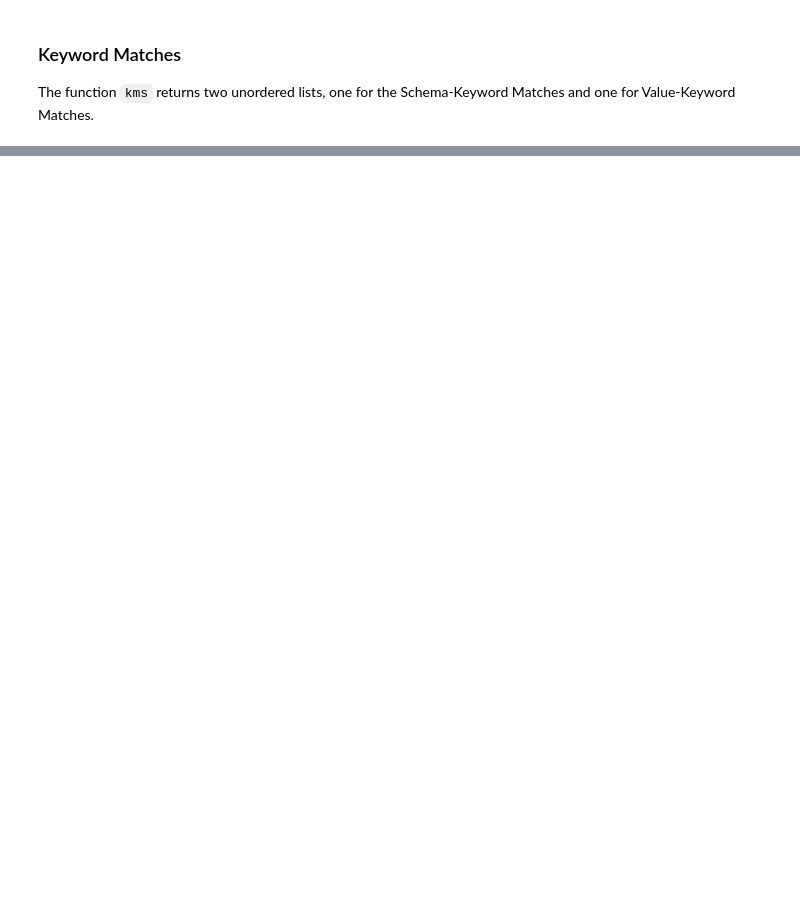
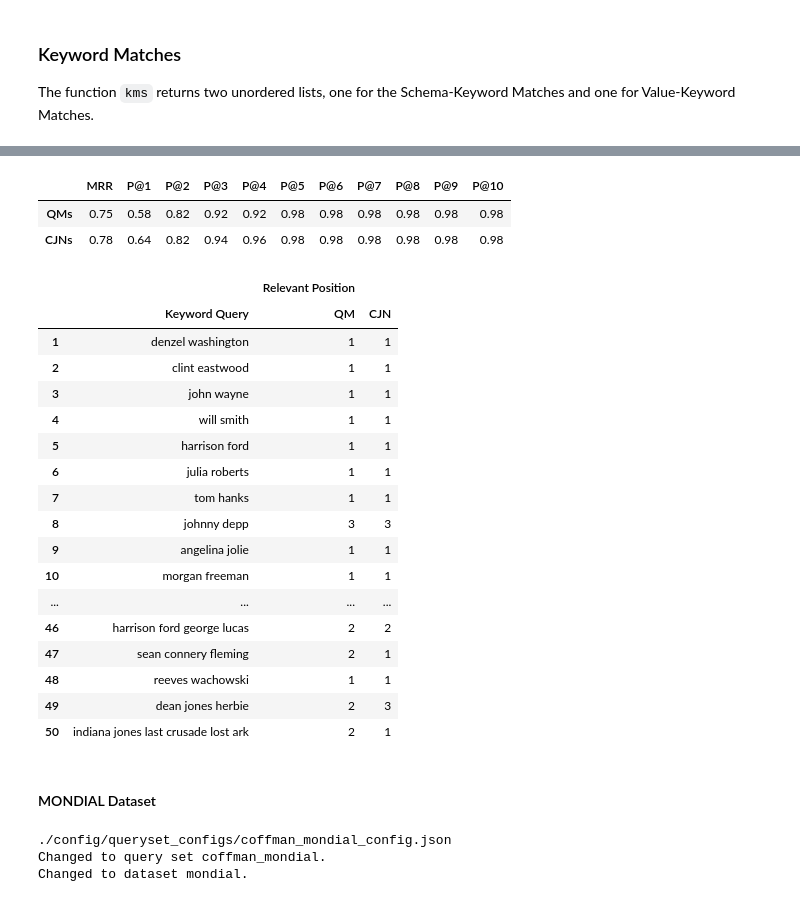
Before and after one commit to pr3martins/PyLatheDB, a Jupyter notebook: demo/PyLatheDB_DEMO.ipynb, the cells around one changed output, grey strips where cells are left out. Saved outputs shown, nothing was run; the diff lists cells and outputs as text; code cells hidden in the pictures; blank space fills up the shorter version.

```diff
--- a/demo/PyLatheDB_DEMO.ipynb
+++ b/demo/PyLatheDB_DEMO.ipynb
@@ -314,0 +325,3 @@ JNTs:
+# %%
+lathe.change_queryset(2)
+lathe.load_indexes()
@@ -343,0 +415,3 @@ SQL:
+# %%
+lathe.change_queryset(1)
+lathe.load_indexes()
@@ -343,0 +422,2 @@ SQL:
+# %%
+results = lathe.run_queryset()
@@ -343,0 +442,37 @@ SQL:
+# %%
+evaluation=lathe.evaluate_queryset(results)
+evaluation.metrics()
+# %% [output]
+|  | MRR | P@1 | P@2 | P@3 | P@4 | P@5 | P@6 | P@7 | P@8 | P@9 | P@10 |
+| QMs | 0.75 | 0.58 | 0.82 | 0.92 | 0.92 | 0.98 | 0.98 | 0.98 | 0.98 | 0.98 | 0.98 |
+| CJNs | 0.78 | 0.64 | 0.82 | 0.94 | 0.96 | 0.98 | 0.98 | 0.98 | 0.98 | 0.98 | 0.98 |
+# %%
+evaluation.relevant_positions()
+# %% [output]
+|  |  | Relevant Position |  |
+|  | Keyword Query | QM | CJN |
+| 1 | denzel washington | 1 | 1 |
+| 2 | clint eastwood | 1 | 1 |
+| 3 | john wayne | 1 | 1 |
+| 4 | will smith | 1 | 1 |
+| 5 | harrison ford | 1 | 1 |
+| 6 | julia roberts | 1 | 1 |
+| 7 | tom hanks | 1 | 1 |
+| 8 | johnny depp | 3 | 3 |
+| 9 | angelina jolie | 1 | 1 |
+| 10 | morgan freeman | 1 | 1 |
+| ... | ... | ... | ... |
+| 46 | harrison ford george lucas | 2 | 2 |
+| 47 | sean connery fleming | 2 | 1 |
+| 48 | reeves wachowski | 1 | 1 |
+| 49 | dean jones herbie | 2 | 3 |
+| 50 | indiana jones last crusade lost ark | 2 | 1 |
+# %% [markdown]
+#### MONDIAL Dataset
+# %%
+lathe.change_queryset(2)
+lathe.load_indexes()
+# %% [output]
+./config/queryset_configs/coffman_mondial_config.json
+Changed to query set coffman_mondial.
+Changed to dataset mondial.
```
Also changed, not shown: parts of 24 cells of this notebook.
